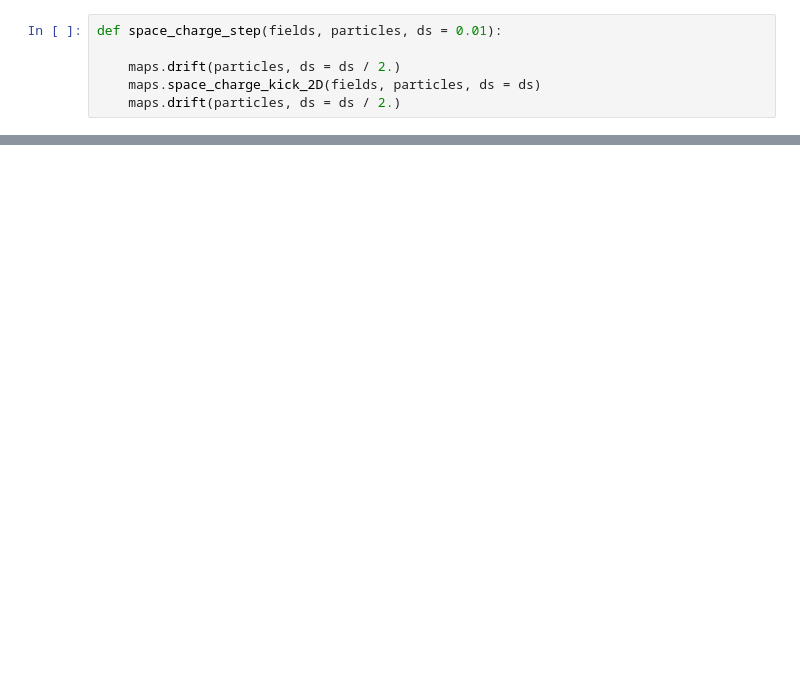
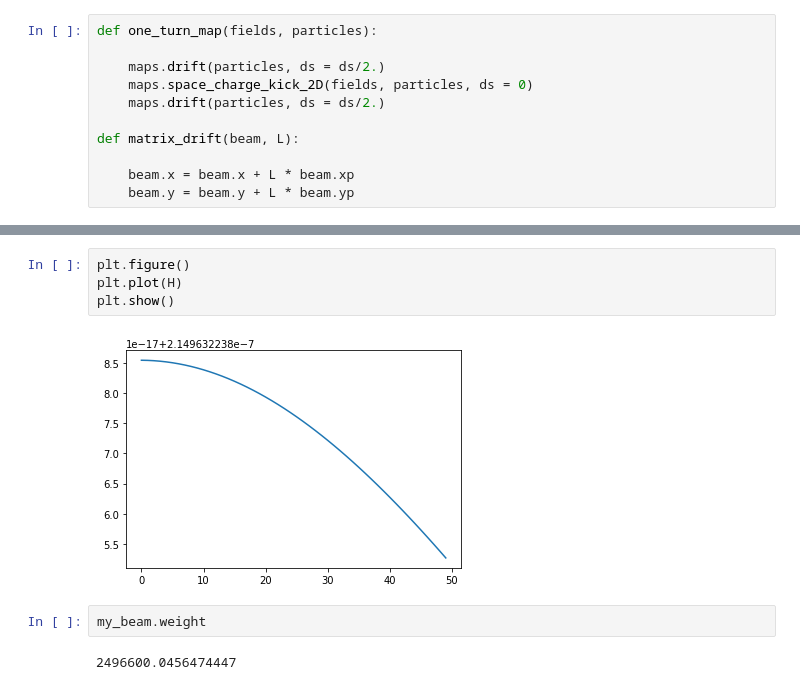
Before and after one commit to radiasoft/rsrespic, a Jupyter notebook: development/fodo_cell.ipynb, the cells around one changed output, grey strips where cells are left out. Saved outputs shown, nothing was run; the diff lists cells and outputs as text; blank space fills up the shorter version.

```diff
--- a/development/fodo_cell.ipynb
+++ b/development/fodo_cell.ipynb
@@ -56,6 +121,11 @@ my_fields.register_solver(field_solver)
 # %%
-def space_charge_step(fields, particles, ds = 0.01):
+def one_turn_map(fields, particles):
 
-    maps.drift(particles, ds = ds / 2.)
-    maps.space_charge_kick_2D(fields, particles, ds = ds)
-    maps.drift(particles, ds = ds / 2.)
+    maps.drift(particles, ds = ds/2.)
+    maps.space_charge_kick_2D(fields, particles, ds = 0)
+    maps.drift(particles, ds = ds/2.)
+
+def matrix_drift(beam, L):
+
+    beam.x = beam.x + L * beam.xp
+    beam.y = beam.y + L * beam.yp
@@ -102,0 +181,10 @@ plt.plot(rms_x)
+# %%
+plt.figure()
+plt.plot(H)
+plt.show()
+# %% [output]
+[figure, added]
+# %%
+my_beam.weight
+# %% [output]
+2496600.0456474447
```
Also changed, not shown: parts of 11 cells of this notebook, 7 other files.
